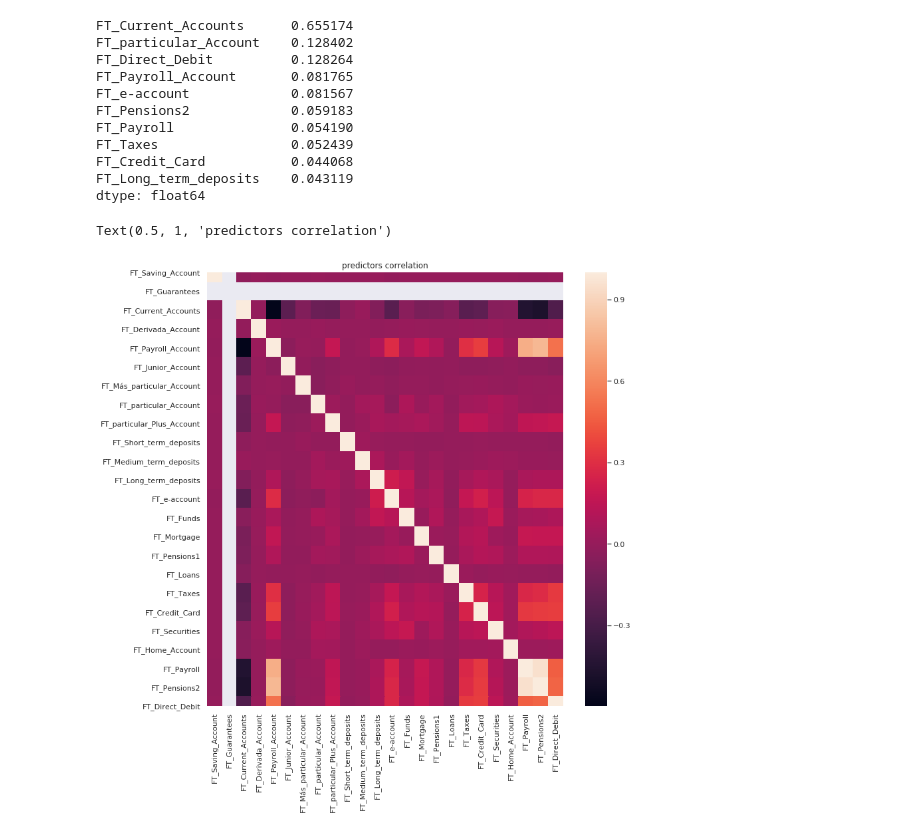
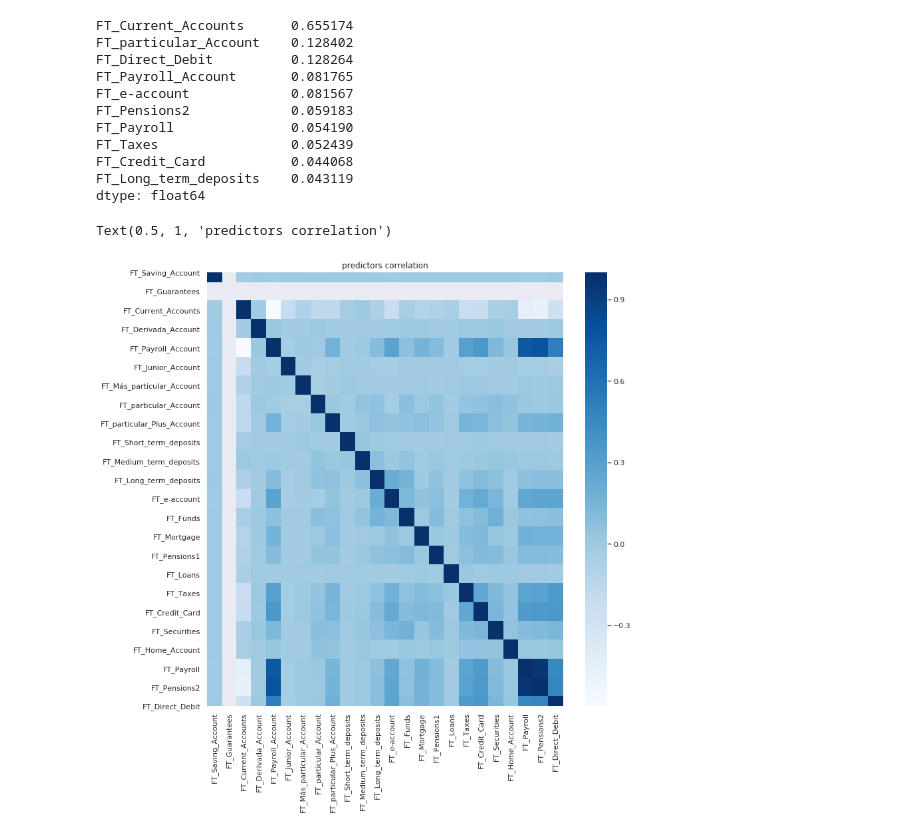
Before and after one commit to user1abcde/kaggle_santander_123, a Jupyter notebook: exploration.ipynb, the cells around one changed output. Saved outputs shown, nothing was run; the diff lists cells and outputs as text; code cells hidden in the pictures.

```diff
--- a/exploration.ipynb
+++ b/exploration.ipynb
@@ -80,12 +81,12 @@ dtype: float64
 # %%
 subset = pred_dataset[pred_dataset.sum(axis=1) > 0]
 predictor_correlation = subset.corr()
 
 sns.set(rc={'figure.figsize':(12,12)})
-sns.heatmap(predictor_correlation).set_title('predictors correlation')
+sns.heatmap(predictor_correlation, cmap='Blues').set_title('predictors correlation')
 # %% [output]
 Text(0.5, 1, 'predictors correlation')
-[figure, old version]
+[figure, new version]
 # %%
 subset = dataset[pred_dataset.sum(axis=1) > 0]
 feature_correlation = subset.corr().loc[prediction_features][['Gross_Household_Income', 'Age', 'Customer_Seniority_Months']]
```
Also changed, not shown: parts of 24 cells of this notebook, 9 other files.
